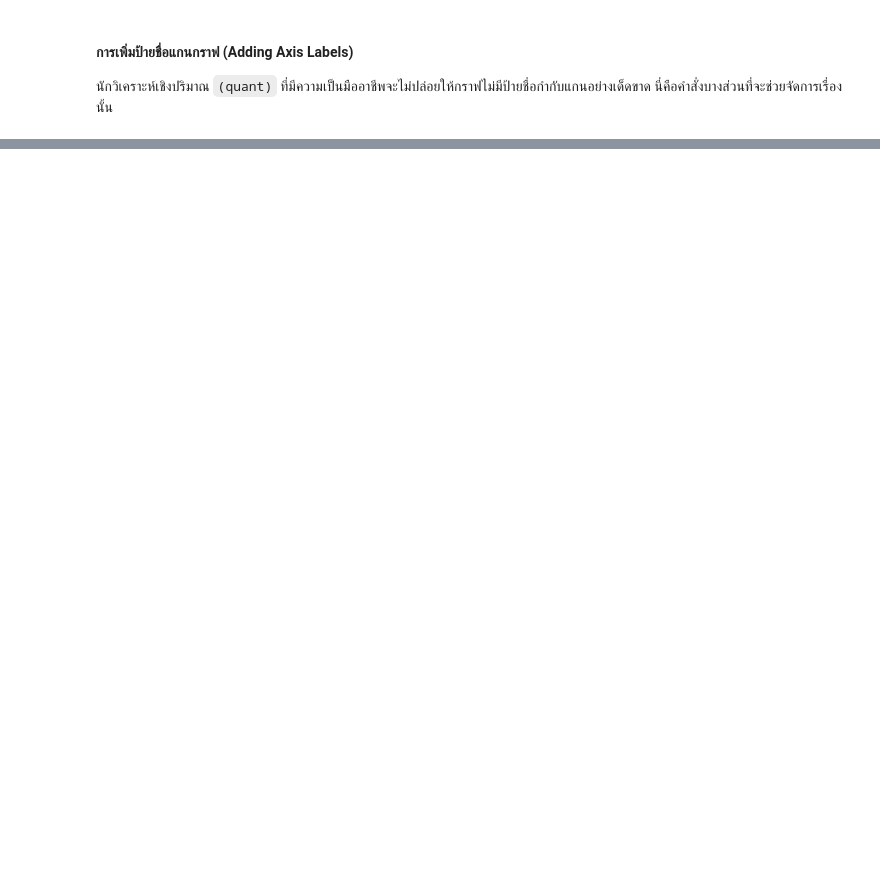
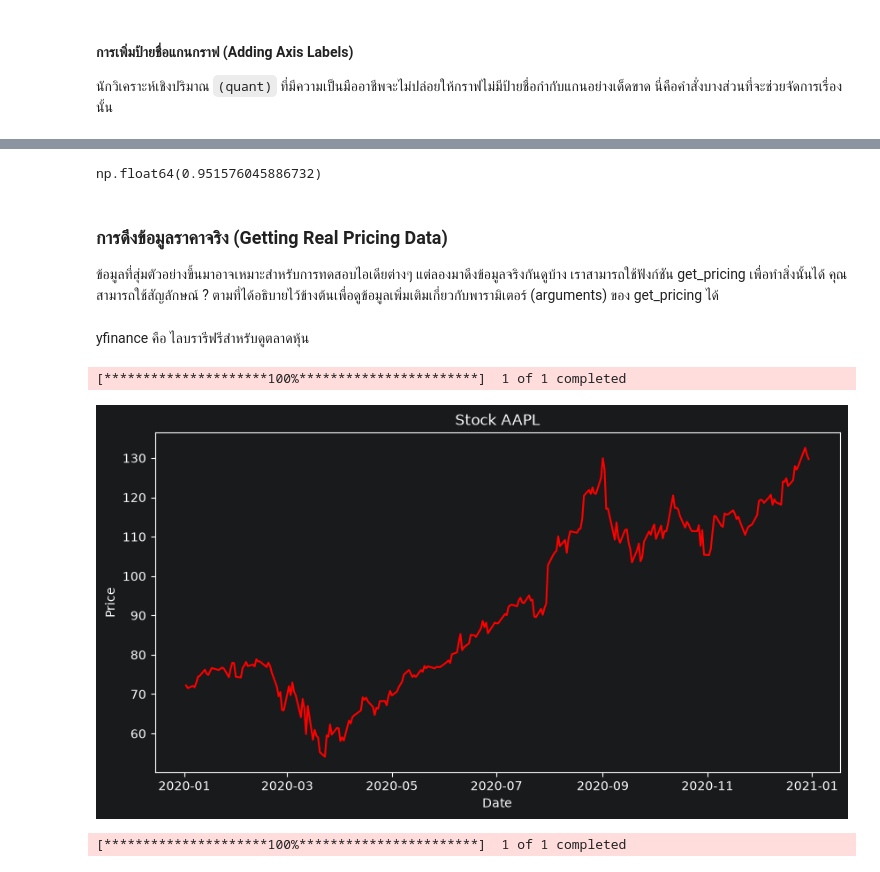
Before and after one commit to GOE84/Quantitative-, a Jupyter notebook: SS1/Introduction to the Research Environment.ipynb, the cells around one changed output, grey strips where cells are left out. Drawn from its saved outputs; the diff is of its cells as text; code cells hidden in the pictures; blank space fills up the shorter version.

Commit message:
import yfinance

```diff
--- a/SS1/Introduction to the Research Environment.ipynb
+++ b/SS1/Introduction to the Research Environment.ipynb
@@ -98,0 +110,10 @@ plt.show()
+# %%
+np.std(X)
+# %% [output]
+np.float64(0.951576045886732)
+# %% [markdown]
+### การดึงข้อมูลราคาจริง (Getting Real Pricing Data)
+ข้อมูลที่สุ่มตัวอย่างขึ้นมาอาจเหมาะสำหรับการทดสอบไอเดียต่างๆ แต่ลองมาดึงข้อมูลจริงกันดูบ้าง เราสามารถใช้ฟังก์ชัน
+get_pricing เพื่อทำสิ่งนั้นได้ คุณสามารถใช้สัญลักษณ์ ? ตามที่ได้อธิบายไว้ข้างต้นเพื่อดูข้อมูลเพิ่มเติมเกี่ยวกับพารามิเตอร์ (arguments) ของ get_pricing ได้
+# %% [markdown]
+yfinance คือ ไลบรารีฟรีสำหรับดูตลาดหุ้น
@@ -98,0 +122,18 @@ plt.show()
+# %%
+data = yf.download("AAPL", start="2020-01-01" , end="2020-12-31")
+# %% [output]
+[*********************100%***********************]  1 of 1 completed
+# %%
+plt.figure(figsize=(10,5))
+plt.plot(data['Close'],color="red")
+plt.xlabel("Date")
+plt.ylabel("Price")
+plt.title("Stock AAPL")
+plt.show()
+plt.show()
+# %% [output]
+[figure, added]
+# %%
+data_set_nvda = yf.download("NVDA", start="2024-1-1",end="2025-12-31")
+# %% [output]
+[*********************100%***********************]  1 of 1 completed
```
Also changed, not shown: parts of 7 cells of this notebook.
